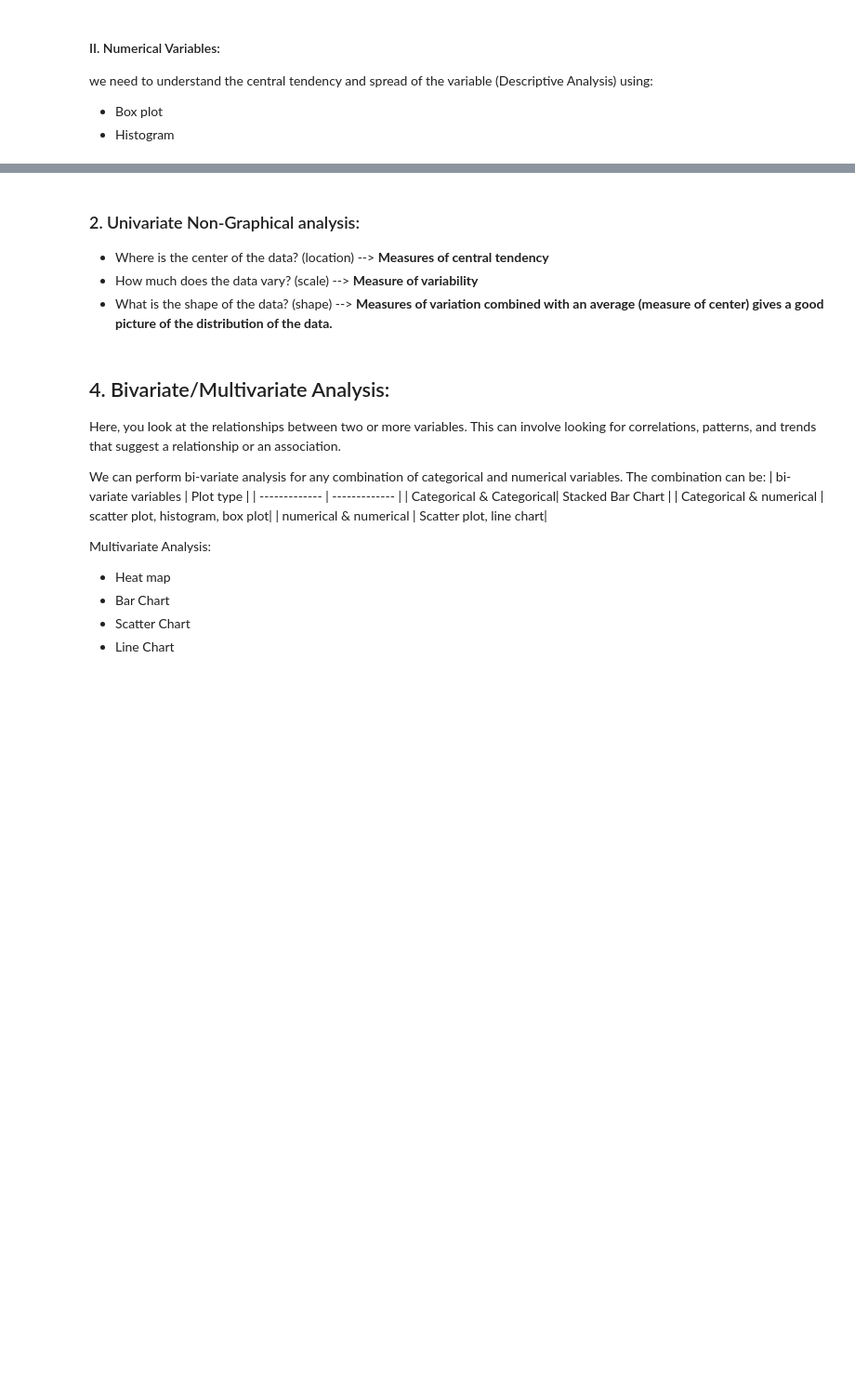
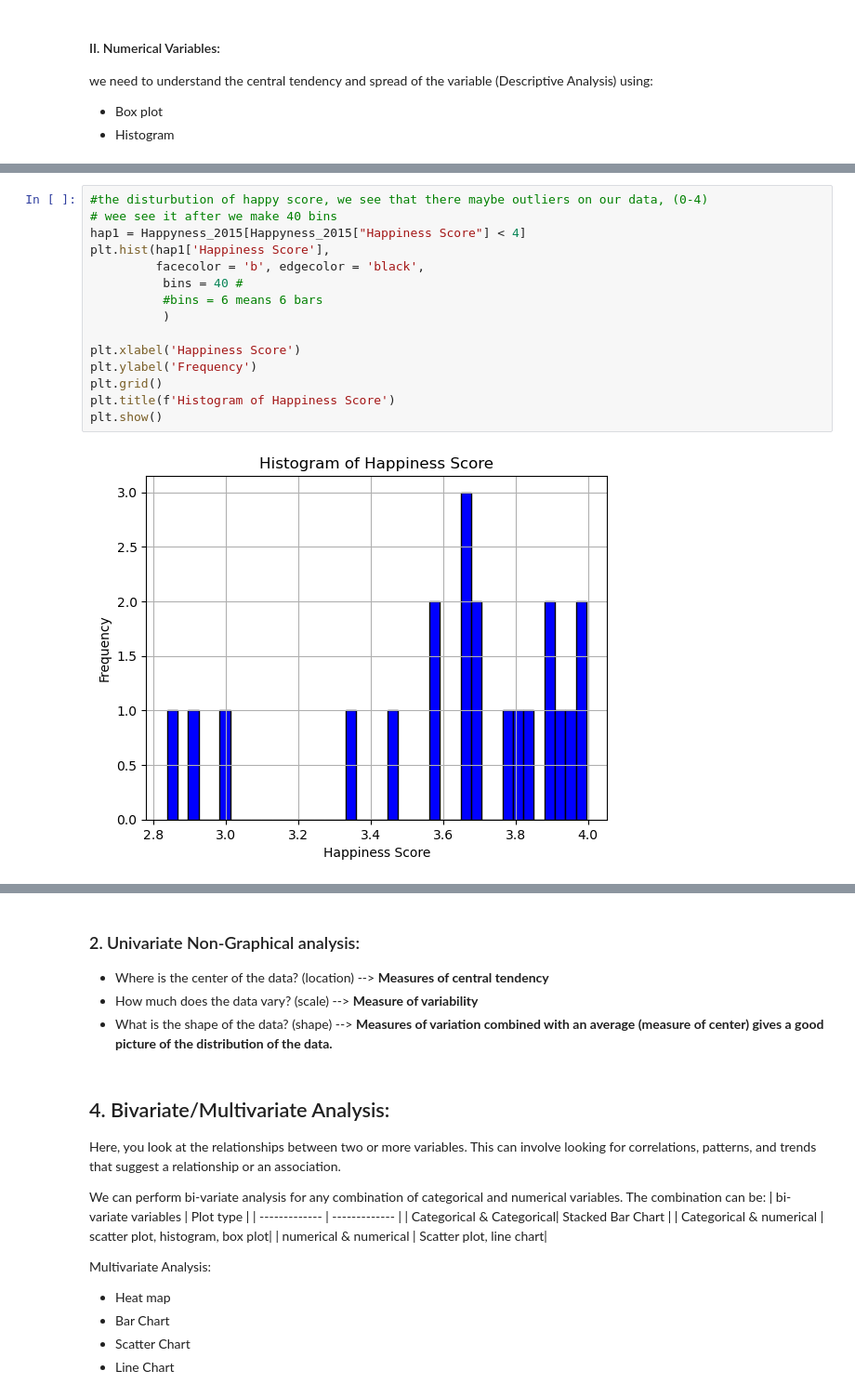
Before and after one commit to Tuwaiq-DS-ML-bootcamp-V-9/Usecase-2, a Jupyter notebook: EDA explain template_MeshalAlsanari.ipynb, the cells around one changed output, grey strips where cells are left out. Shown at 93% size. Saved outputs shown, nothing was run; the diff lists cells and outputs as text; blank space fills up the shorter version.

```diff
--- a/EDA explain template_MeshalAlsanari.ipynb
+++ b/EDA explain template_MeshalAlsanari.ipynb
@@ -1078,0 +1195,17 @@ we need to understand the central tendency and spread of the variable (Descripti
+# %%
+#the disturbution of happy score, we see that there maybe outliers on our data, (0-4)
+# wee see it after we make 40 bins
+hap1 = Happyness_2015[Happyness_2015["Happiness Score"] < 4]
+plt.hist(hap1['Happiness Score'],
+         facecolor = 'b', edgecolor = 'black',
+          bins = 40 #
+          #bins = 6 means 6 bars
+          )
+
+plt.xlabel('Happiness Score')
+plt.ylabel('Frequency')
+plt.grid()
+plt.title(f'Histogram of Happiness Score')
+plt.show()
+# %% [output]
+[figure, added]
```
Also changed, not shown: parts of 48 cells of this notebook, 5 other files.
